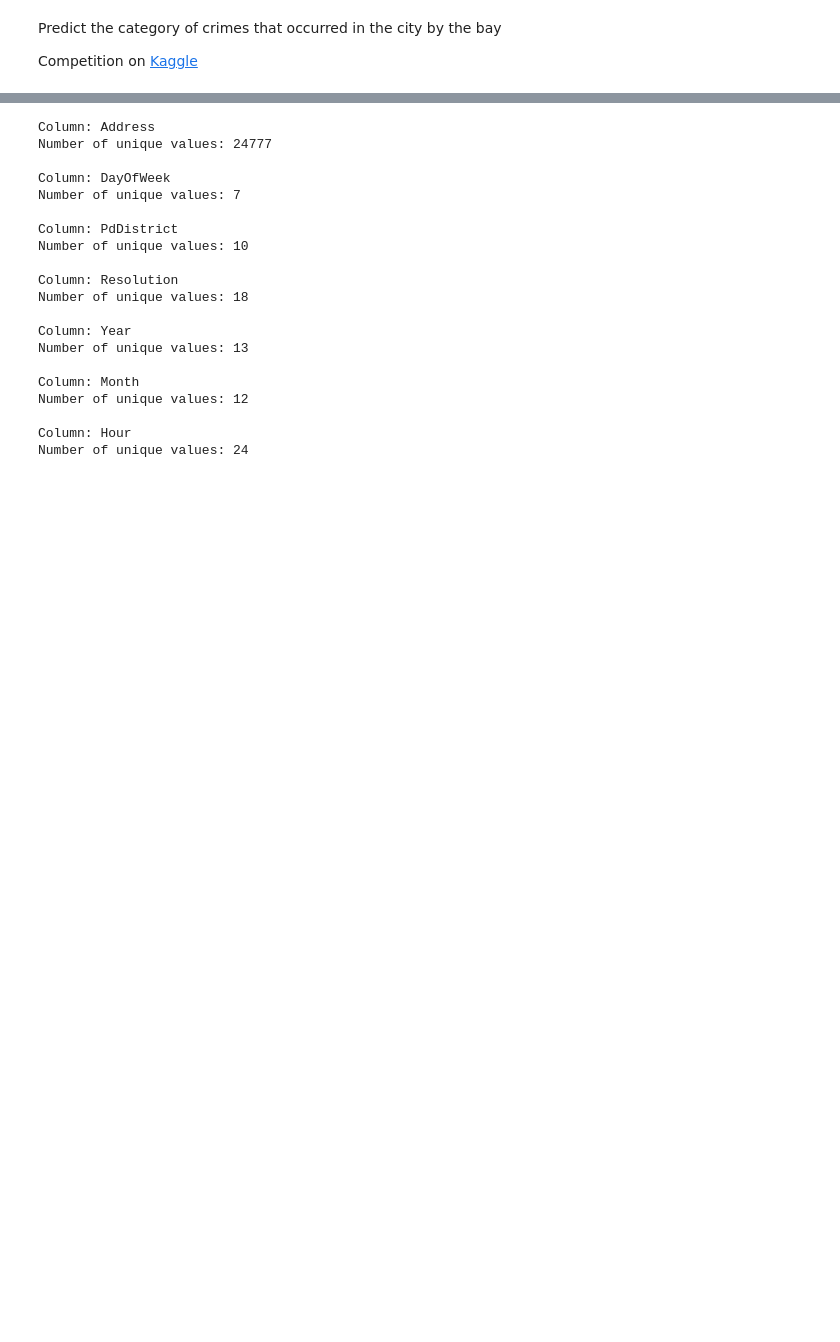
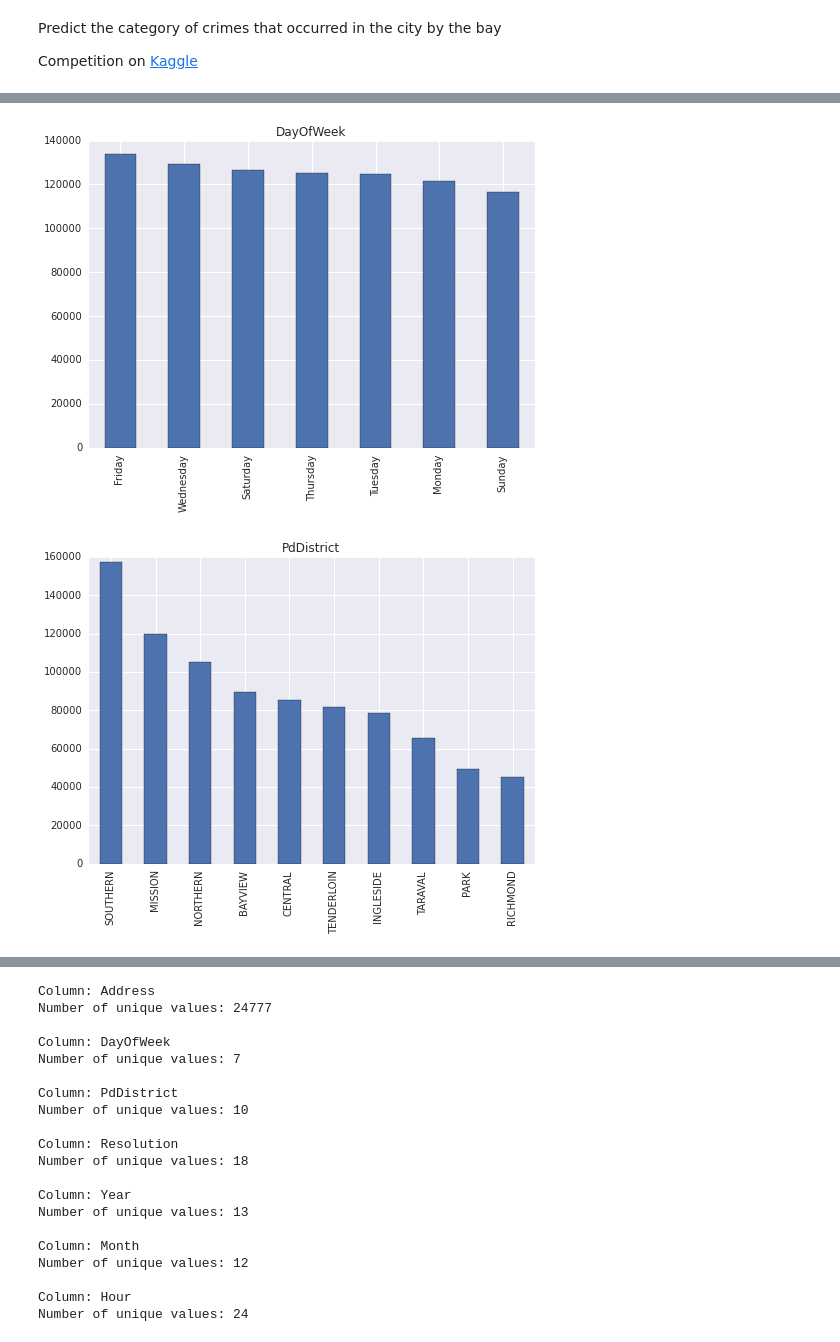
Before and after one commit to carolynamorris/SanFranciscoCrimeClassification, a Jupyter notebook: classification.ipynb, the cells around one changed output, grey strips where cells are left out. Drawn from its saved outputs; the diff is of its cells as text; code cells hidden in the pictures; blank space fills up the shorter version.

Commit message:
Add exploratory plots

```diff
--- a/classification.ipynb
+++ b/classification.ipynb
@@ -47,0 +72,14 @@ test.head()
+# %%
+# Remove column that is not in test data
+del train['Descript']
+
+# Store test_id
+test_id = test['Id']
+del test['Id']
+
+# Convert Dates feature to year, month, hour
+train['Dates'] = pd.to_datetime(train.Dates)
+train['Year'] = train.Dates.dt.year.astype(str)
+train['Month'] = train.Dates.dt.month.astype(str)
+train['Day'] = train.Dates.dt.day.astype(str)
+train['Hour'] = train.Dates.dt.hour.astype(str)
@@ -47,0 +109,10 @@ test.head()
+# %%
+barChartCols = ['DayOfWeek', 'PdDistrict', 'Resolution', 'Year', 'Month', 'Hour']
+for col in barChartCols:
+    train[col].value_counts().plot(kind='bar', title=col)
+    plt.show()
+
+# TODO: Reorder years, months, hours
+# %% [output]
+[figure, added]
+[figure, added]
```
Also changed, not shown: parts of 28 cells of this notebook.
